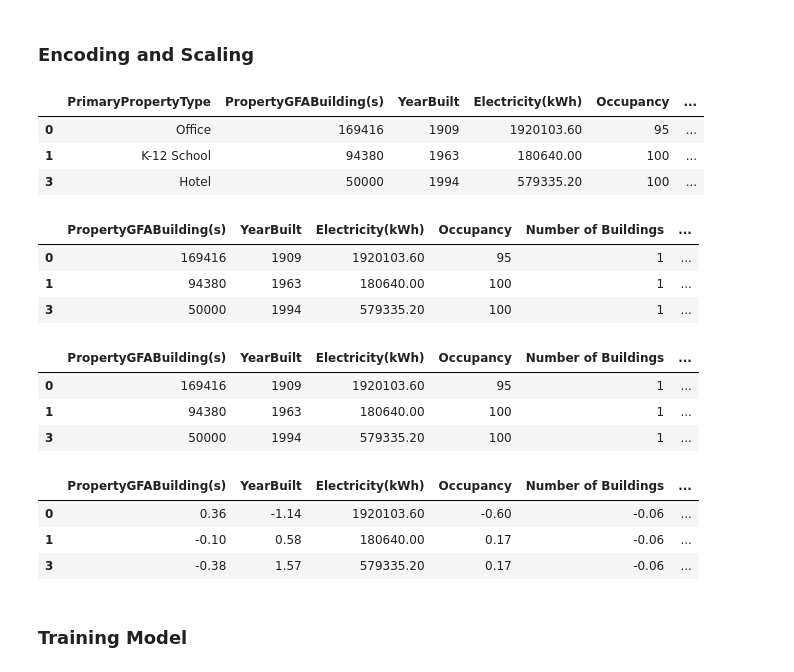
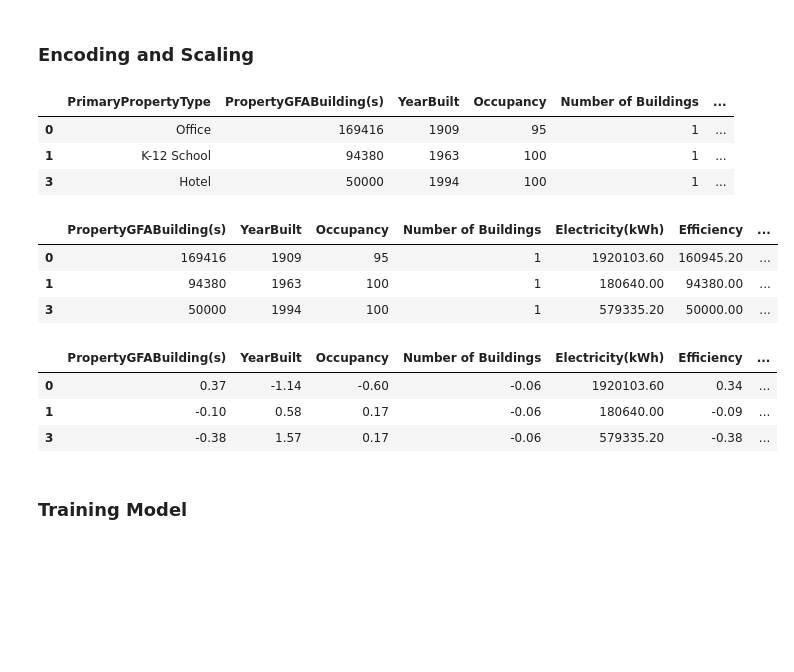
Before and after one commit to hramzan01/project_zero, a Jupyter notebook: nb_utilities_datamerge.ipynb, the cells around one changed output. Drawn from its saved outputs; the diff is of its cells as text; code cells hidden in the pictures; blank space fills up the shorter version.

```diff
--- a/nb_utilities_datamerge.ipynb
+++ b/nb_utilities_datamerge.ipynb
@@ -85,9 +86,9 @@ nyc_features = [
     'Primary Property Type - Self Selected',
     'Self-Reported Gross Floor Area (ft²)',
     'Year Built',
-    'Electricity Use - Grid Purchase (kWh)',
     'Occupancy',
-    'Number of Buildings'
+    'Number of Buildings',
+    'Electricity Use - Grid Purchase (kWh)'
 ]
 
 df_nyc = df_nyc[nyc_features]
@@ -192 +193,7 @@ df_nyc_renamed
 30222 rows × 6 columns
+# %%
+# efficiency column
+efficiency = df_nyc_renamed['Occupancy'] * 0.01 * df_nyc_renamed['PropertyGFABuilding(s)']
+df_nyc_renamed['Efficiency'] = efficiency
+
+df_nyc_renamed.head(3)
@@ -250,7 +262,7 @@ df_nyc_renamed = df_nyc_renamed[~((df_nyc_renamed['PrimaryPropertyType'] == 'Hos
 df_nyc_renamed = df_nyc_renamed[~((df_nyc_renamed['PrimaryPropertyType'] == 'Museum') & (df_nyc_renamed['PropertyGFABuilding(s)'] > 500000))]
 
 # Retail Store
-# df_nyc_renamed = df_nyc_renamed[~((df_nyc_renamed['PrimaryPropertyType'] == 'Retail Store') & (df_nyc_renamed['PropertyGFABuilding(s)'] > 500000))]
+df_nyc_renamed = df_nyc_renamed[~((df_nyc_renamed['PrimaryPropertyType'] == 'Retail Store') & (df_nyc_renamed['PropertyGFABuilding(s)'] > 1000000))]
 
 # College/University
 df_nyc_renamed = df_nyc_renamed[~((df_nyc_renamed['PrimaryPropertyType'] == 'College/University') & (df_nyc_renamed['Electricity(kWh)'] > 20000000))]
@@ -291,10 +309,10 @@ Courthouse
 # %%
 df_nyc_renamed.head(3)
 # %% [output]
-|  | PrimaryPropertyType | PropertyGFABuilding(s) | YearBuilt | Electricity(kWh) | Occupancy | ... |
-| 0 | Office | 169416 | 1909 | 1920103.60 | 95 | ... |
-| 1 | K-12 School | 94380 | 1963 | 180640.00 | 100 | ... |
-| 3 | Hotel | 50000 | 1994 | 579335.20 | 100 | ... |
+|  | PrimaryPropertyType | PropertyGFABuilding(s) | YearBuilt | Occupancy | Number of Buildings | ... |
+| 0 | Office | 169416 | 1909 | 95 | 1 | ... |
+| 1 | K-12 School | 94380 | 1963 | 100 | 1 | ... |
+| 3 | Hotel | 50000 | 1994 | 100 | 1 | ... |
 # %%
 from sklearn.preprocessing import OneHotEncoder
 import numpy as np
@@ -313,58 +331,53 @@ df_nyc_renamed.drop(columns = ['PrimaryPropertyType'], inplace = True)
 
 df_nyc_renamed.head(3)
 # %% [output]
-|  | PropertyGFABuilding(s) | YearBuilt | Electricity(kWh) | Occupancy | Number of Buildings | ... |
-| 0 | 169416 | 1909 | 1920103.60 | 95 | 1 | ... |
-| 1 | 94380 | 1963 | 180640.00 | 100 | 1 | ... |
-| 3 | 50000 | 1994 | 579335.20 | 100 | 1 | ... |
+|  | PropertyGFABuilding(s) | YearBuilt | Occupancy | Number of Buildings | Electricity(kWh) | Efficiency | ... |
+| 0 | 169416 | 1909 | 95 | 1 | 1920103.60 | 160945.20 | ... |
+| 1 | 94380 | 1963 | 100 | 1 | 180640.00 | 94380.00 | ... |
+| 3 | 50000 | 1994 | 100 | 1 | 579335.20 | 50000.00 | ... |
 # %%
-from sklearn.preprocessing import OrdinalEncoder
+# from sklearn.preprocessing import OrdinalEncoder
 
-# finding string features to encode
-nan_features = [i for i in df_nyc_renamed.columns if df_nyc_renamed[i].dtype == 'object']
+# # finding string features to encode
+# nan_features = [i for i in df_nyc_renamed.columns if df_nyc_renamed[i].dtype == 'object']
 
-# Instantiate Ordinal Encoder
-ordinal_encoder = OrdinalEncoder()
+# # Instantiate Ordinal Encoder
+# ordinal_encoder = OrdinalEncoder()
 
-# Fit to features
-df_encoded = df_nyc_renamed.copy()
-ordinal_encoder.fit(df_encoded[nan_features])
+# # Fit to features
+# df_encoded = df_nyc_renamed.copy()
+# ordinal_encoder.fit(df_encoded[nan_features])
 
-# Transforming categories into ordered numbers
-df_encoded[nan_features] = ordinal_encoder.transform(df_encoded[nan_features])
-df_encoded.head(3)
+# # Transforming categories into ordered numbers
+# df_encoded[nan_features] = ordinal_encoder.transform(df_encoded[nan_features])
+# df_encoded.head(3)
-# %% [output]
-|  | PropertyGFABuilding(s) | YearBuilt | Electricity(kWh) | Occupancy | Number of Buildings | ... |
-| 0 | 169416 | 1909 | 1920103.60 | 95 | 1 | ... |
-| 1 | 94380 | 1963 | 180640.00 | 100 | 1 | ... |
-| 3 | 50000 | 1994 | 579335.20 | 100 | 1 | ... |
 # %%
 from sklearn.preprocessing import StandardScaler
 
 # drop property type columns
 # df_seattle.drop(columns='PrimaryPropertyType', inplace=True)
 
 # instantiate scaler
 s_scaler = StandardScaler()
 
 # instantiate scaled df before transform
-df_scaled = df_encoded.copy().dropna()
+df_scaled = df_nyc_renamed.copy().dropna()
 
 # define numerical features
 numerical_features = list(df_scaled.columns)
 numerical_features.remove('Electricity(kWh)') # remove target before scaling
 
 # fit scaler
 s_scaler.fit(df_scaled[numerical_features])
 
 # apply tranform to features
 df_scaled[numerical_features] = s_scaler.transform(df_scaled[numerical_features])
 df_scaled.head(3)
 # %% [output]
-|  | PropertyGFABuilding(s) | YearBuilt | Electricity(kWh) | Occupancy | Number of Buildings | ... |
-| 0 | 0.36 | -1.14 | 1920103.60 | -0.60 | -0.06 | ... |
-| 1 | -0.10 | 0.58 | 180640.00 | 0.17 | -0.06 | ... |
-| 3 | -0.38 | 1.57 | 579335.20 | 0.17 | -0.06 | ... |
+|  | PropertyGFABuilding(s) | YearBuilt | Occupancy | Number of Buildings | Electricity(kWh) | Efficiency | ... |
+| 0 | 0.37 | -1.14 | -0.60 | -0.06 | 1920103.60 | 0.34 | ... |
+| 1 | -0.10 | 0.58 | 0.17 | -0.06 | 180640.00 | -0.09 | ... |
+| 3 | -0.38 | 1.57 | 0.17 | -0.06 | 579335.20 | -0.38 | ... |
 # %% [markdown]
 ### Training Model
 # %%
```
Also changed, not shown: parts of 7 cells of this notebook.
